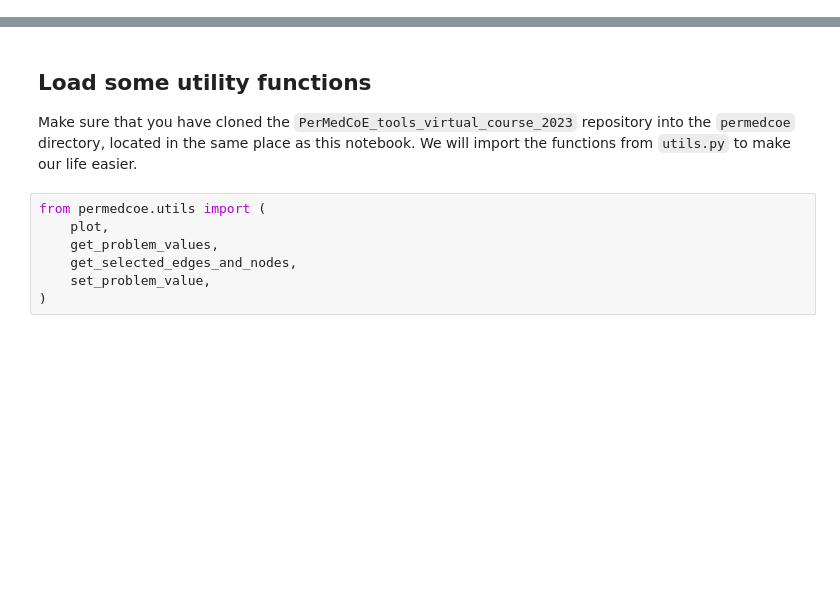
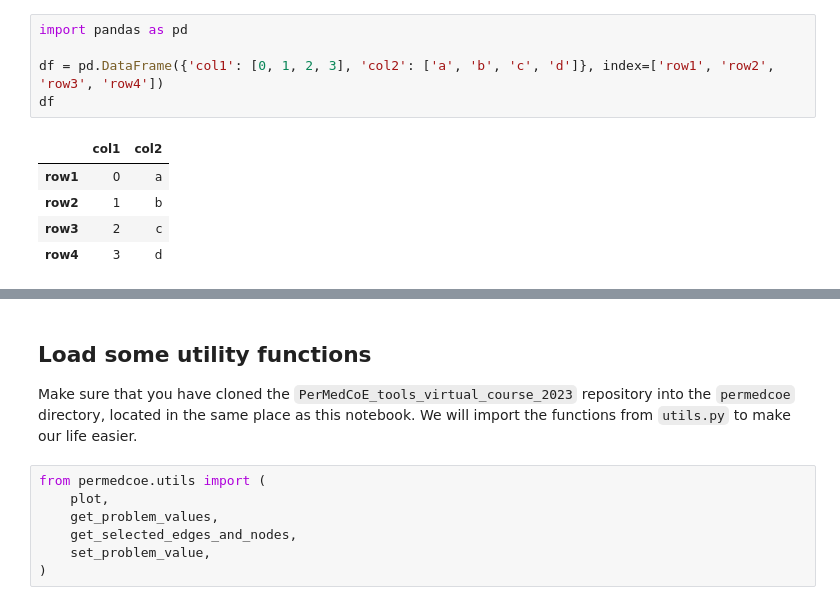
Before and after one commit to saezlab/PerMedCoE_summer_school_2023, a Jupyter notebook: PerMedCoE_summerschool_signaling.ipynb, the cells around one changed output, grey strips where cells are left out. Drawn from its saved outputs; the diff is of its cells as text; blank space fills up the shorter version.

Commit message:
Add quick pandas section

```diff
--- a/PerMedCoE_summerschool_signaling.ipynb
+++ b/PerMedCoE_summerschool_signaling.ipynb
@@ -37,0 +46,11 @@ At the end of these sessions, the participants will be able to:
+# %%
+import pandas as pd
+
+df = pd.DataFrame({'col1': [0, 1, 2, 3], 'col2': ['a', 'b', 'c', 'd']}, index=['row1', 'row2', 'row3', 'row4'])
+df
+# %% [output]
+|  | col1 | col2 |
+| row1 | 0 | a |
+| row2 | 1 | b |
+| row3 | 2 | c |
+| row4 | 3 | d |
```
Also changed, not shown: parts of 59 cells of this notebook.
